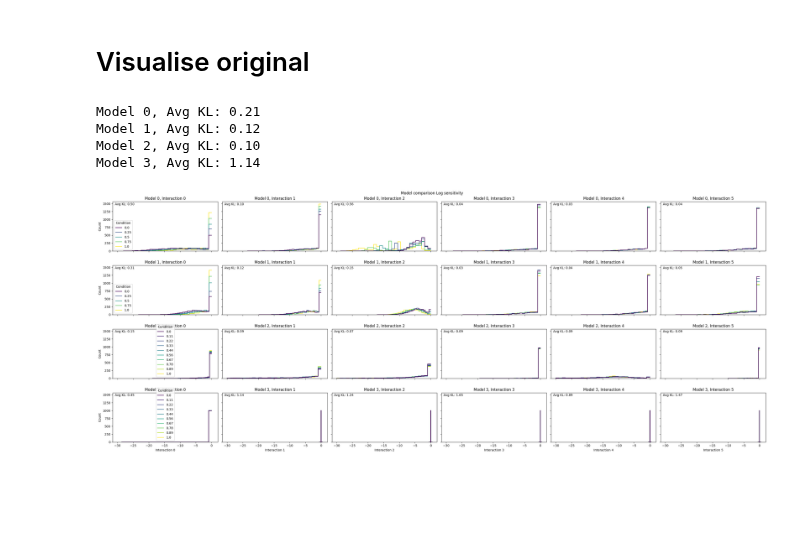
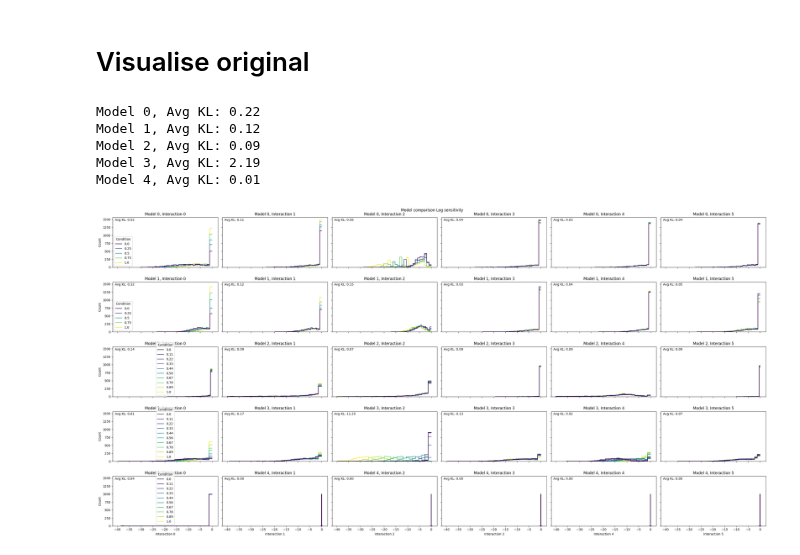
Before and after one commit to olive004/EvoScaper, a Jupyter notebook: notebooks/13_prompt_specificity.ipynb, the cells around one changed output. Cells and saved outputs as stored; diff of their text form; code cells hidden in the pictures; blank space fills up the shorter version.

```diff
--- a/notebooks/13_prompt_specificity.ipynb
+++ b/notebooks/13_prompt_specificity.ipynb
@@ -40,10 +45,12 @@ os.makedirs(top_write_dir, exist_ok=True)
 fn_saves = [os.path.join('data', '01_cvae', '2025_02_25__12_42_34', 'saves_2025_02_25__12_42_34_ds0211_sp_KL2e4'),
             os.path.join('data', '01_cvae', '2025_02_23__18_41_24', 'saves_2025_02_23__18_41_24_ds0211_spbool_KL2e4'),
             os.path.join('data', '01_cvae', '2025_02_17__17_01_05', 'saves_2025_02_17__17_01_05_ds0211'),
+            os.path.join('data', '01_cvae', '2025_02_08__16_08_44', 'saves_2025_02_08__16_08_44_ds1205'),
             os.path.join('data', '01_cvae', '2025_01_26__16_32_02', 'saves_2025_01_26__16_32_02_sens_kl_5e4')]
 fn_hpos = [os.path.join('data', '01_cvae', '2025_02_25__12_42_34', 'hpos_all.json'),
            os.path.join('data', '01_cvae', '2025_02_23__18_41_24', 'hpos_all.json'),
            os.path.join('data', '01_cvae', '2025_02_17__17_01_05', 'hpos_all.json'),
+           os.path.join('data', '01_cvae', '2025_02_08__16_08_44', 'hpos_all.json'),
            os.path.join('data', '01_cvae', '2025_01_26__16_32_02', 'hpos_all.json')]
 
 hpos_all = [pd.Series(load_json_as_dict(fn)) for fn in fn_hpos]
@@ -643,21 +656,24 @@ for im, (k, m) in enumerate(models_vars.items()):
     print(f'Model {k}\n')
     h_all, z_all, x, cond, x_rev_all, cond_rev_all, config_dataset, fake_circuits, sampled_cond = m
     # Evaluate all metrics
-    n_show = 1000 #len(z_all)
-    z_samples = np.array(z_all)[:n_show]
-    conditions = np.array(cond_rev_all)[:n_show][:, None]
+    n_show = int(1e3) # len(z_all)
+    z_samples = np.array(z_all)
+    conditions = np.array(cond_rev_all)[:, None]
     # conditions = cond_rev_all[..., idx_obj][:n_show]
 
+    method = 'umap'
+    z_2d = reduce(z_samples[:n_show], method)
     for idx_obj, obj_col in enumerate(config_dataset.objective_col):
         print('\n', obj_col)
         results = evaluate_all_metrics(z_samples, conditions[..., idx_obj].squeeze())
+        results['Cluster Separation (UMAP)'] = latent_cluster_separation(z_2d, conditions[..., idx_obj] if conditions.ndim > 1 else conditions[:, None])
         results = pd.DataFrame(pd.Series(results)).reset_index().rename(columns={'index': 'Metric Type', 0: 'Metric Value'})
         results['Objective'] = obj_col
         results['Model'] = k
         df_results = pd.concat([df_results, results])
 
     # Visualize
-    visualize_latent_by_condition_all(z_samples, conditions, config_dataset.objective_col, method='pca')
+    visualize_latent_by_condition_all(z_samples[:n_show], conditions[:n_show], config_dataset.objective_col, z_2d=z_2d, method='umap')
     # visualize_latent_by_condition(z_samples, conditions, method='tsne')
     # visualize_latent_by_condition(z_samples, conditions, method='pca')
     plt.show()
@@ -760,63 +793,50 @@ plt.show()
 # %%
 idx_obj = 0
-thresh_min = -30
+thresh_min = -40
 nrows = len(models_vars)
 ncols = fake_circuits.shape[-1]
 fig, axs = plt.subplots(nrows, ncols, figsize=(5*ncols, 3*nrows), sharex=True, sharey=True)
 for im, (k, m) in enumerate(models_vars.items()):
     h_all, z_all, x, cond, x_rev_all, cond_rev_all, config_dataset, fake_circuits, sampled_cond = m
     sampled_cond_f = sampled_cond.reshape(np.prod(sampled_cond.shape[:-1]), -1).round(2)
+    # Bin conditions into 10 groups
     if len(np.unique(sampled_cond)) > 10:
         sampled_cond_binned = pd.qcut(sampled_cond_f[..., idx_obj], q=10, labels=False)
     else:
         sampled_cond_binned = sampled_cond_f[..., idx_obj]
     fake_circuits_inv = fake_circuits.reshape(np.prod(fake_circuits.shape[:-1]), -1).squeeze().round(2)
     # fake_circuits_inv = x_datanormaliser.create_chain_preprocessor_inverse(x_methods_preprocessing)(fake_circuits).reshape(np.prod(fake_circuits.shape[:-1]), -1).squeeze()
 
     # Calculate KL and show distributions
     kl_divs_avg = []
     for ie in range(fake_circuits.shape[-1]):
-        # Bin conditions into 10 groups
+        # Visualise
         df = pd.DataFrame(data=np.concatenate([fake_circuits_inv[..., ie].round(2), sampled_cond_binned.round(2)]).reshape(2, -1).T, columns=[f'Interaction {ie}', 'Condition'])
         df = df[df[f'Interaction {ie}'] > thresh_min]
         sns.histplot(data=df, x=f'Interaction {ie}', hue='Condition', palette='viridis' if len(np.unique(sampled_cond_binned)) > 2 else None,
                      element='step', multiple='layer', bins=30, ax=axs[im, ie],
                      fill=False, legend=True if ie == 0 else False)
         axs[im, ie].set_title(f'Model {k}, Interaction {ie}')
 
         # Calculate KL divergence between distributions for each condition group
-        kl_divs = []
-        unique_conds = np.unique(sampled_cond_binned)
-        for cond1 in unique_conds:
-            dist1 = fake_circuits_inv[sampled_cond_binned == cond1, ie]
-            hist1, bins = np.histogram(dist1, bins=30, density=True)
-            hist1 = hist1 + 1e-10  # Add small constant to avoid division by zero
-
-            for cond2 in unique_conds:
-                if cond1 >= cond2:
-                    continue
-                dist2 = fake_circuits_inv[sampled_cond_binned == cond2, ie]
-                hist2, _ = np.histogram(dist2, bins=bins, density=True)
-                hist2 = hist2 + 1e-10
-
-                kl_div = entropy(hist1, hist2)
-                kl_divs.append((cond1, cond2, kl_div))
+        kl_divs = calculate_kl_divergence(fake_circuits_inv[..., ie], sampled_cond_binned)
 
         if len(kl_divs) > 0:
             avg_kl = np.nanmean([x[2] for x in kl_divs])
             axs[im, ie].text(0.02, 0.98, f'Avg KL: {avg_kl:.2f}',
                            transform=axs[im, ie].transAxes,
                            verticalalignment='top')
-        kl_divs_avg.append(avg_kl)
+            kl_divs_avg.append(avg_kl)
 
     print(f'Model {k}, Avg KL: {np.nanmean(kl_divs_avg):.2f}')
 
 plt.suptitle(f'Model comparison {config_dataset.objective_col[idx_obj]}')
 plt.tight_layout()
 plt.show()
 # %% [output]
-Model 0, Avg KL: 0.21
+Model 0, Avg KL: 0.22
 Model 1, Avg KL: 0.12
-Model 2, Avg KL: 0.10
-Model 3, Avg KL: 1.14
+Model 2, Avg KL: 0.09
+Model 3, Avg KL: 2.19
+Model 4, Avg KL: 0.01
-[figure, old version]
+[figure, new version]
```
Also changed, not shown: parts of 8 cells of this notebook.
